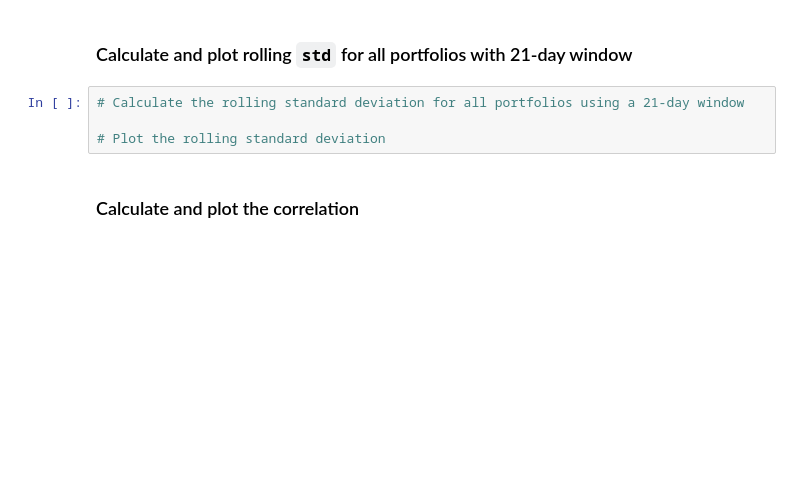
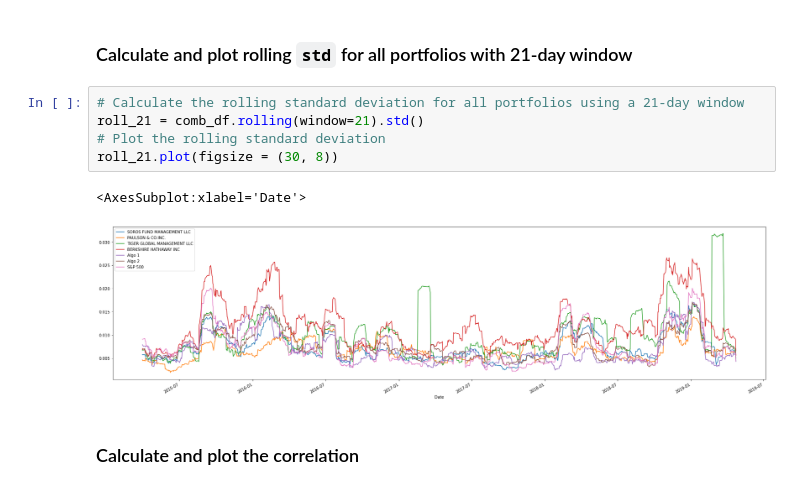
Before and after one commit to jdfwsp/pandas_for_data, a Jupyter notebook: whale_analysis.ipynb, the cells around one changed output. Drawn from its saved outputs; the diff is of its cells as text; blank space fills up the shorter version.

```diff
--- a/whale_analysis.ipynb
+++ b/whale_analysis.ipynb
@@ -255,8 +260,12 @@ Risk changes over time. Analyze the rolling statistics for Risk and Beta.
 ### Calculate and plot rolling `std` for all portfolios with 21-day window
 # %%
 # Calculate the rolling standard deviation for all portfolios using a 21-day window
-
+roll_21 = comb_df.rolling(window=21).std()
 # Plot the rolling standard deviation
+roll_21.plot(figsize = (30, 8))
+# %% [output]
+<AxesSubplot:xlabel='Date'>
+[figure, added]
 # %% [markdown]
 ### Calculate and plot the correlation
 # %%
```
Also changed, not shown: parts of 10 cells of this notebook.
